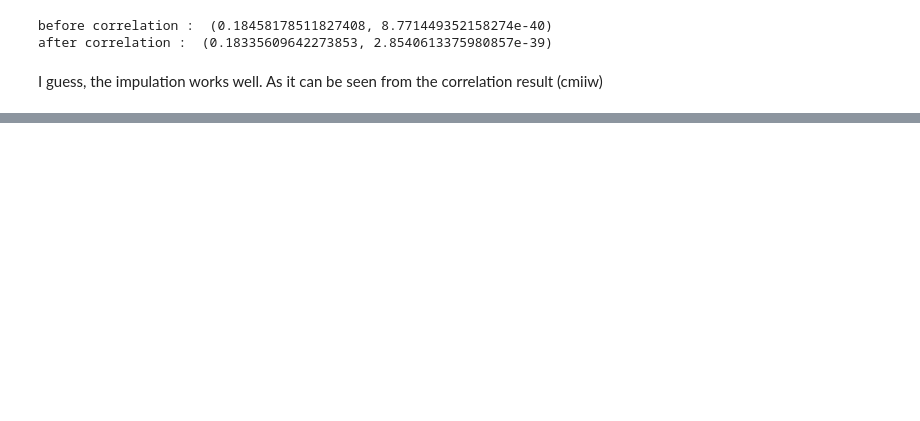
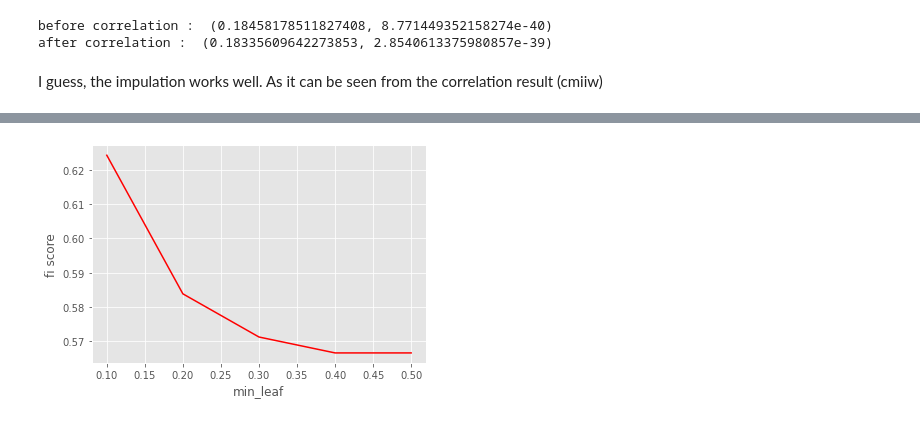
Before and after one commit to adamaulia/data-mining, a Jupyter notebook: notebook/week3_imdb.ipynb, the cells around one changed output, grey strips where cells are left out. Saved outputs shown, nothing was run; the diff lists cells and outputs as text; code cells hidden in the pictures; blank space fills up the shorter version.

```diff
--- a/notebook/week3_imdb.ipynb
+++ b/notebook/week3_imdb.ipynb
@@ -206,0 +301,19 @@ tes['genre_adventure']
+# %%
+# min sample leafs
+
+min_samples_leafs = np.linspace(0.1, 0.5, 5, endpoint=True)
+
+test_results = []
+for min_leaf in min_samples_leafs:
+    dt = DecisionTreeClassifier(min_samples_leaf=min_leaf,random_state=50)
+    dt.fit(X_train, y_train)
+    y_pred = dt.predict(X_test)
+    f1_result = f1_score(y_test,y_pred,average='micro')
+    test_results.append(f1_result)
+
+line2, = plt.plot(min_samples_leafs, test_results, 'r', label="f1 score")
+plt.ylabel('fi score')
+plt.xlabel('min_leaf')
+plt.show()
+# %% [output]
+[figure, added]
```
Also changed, not shown: parts of 35 cells of this notebook.
